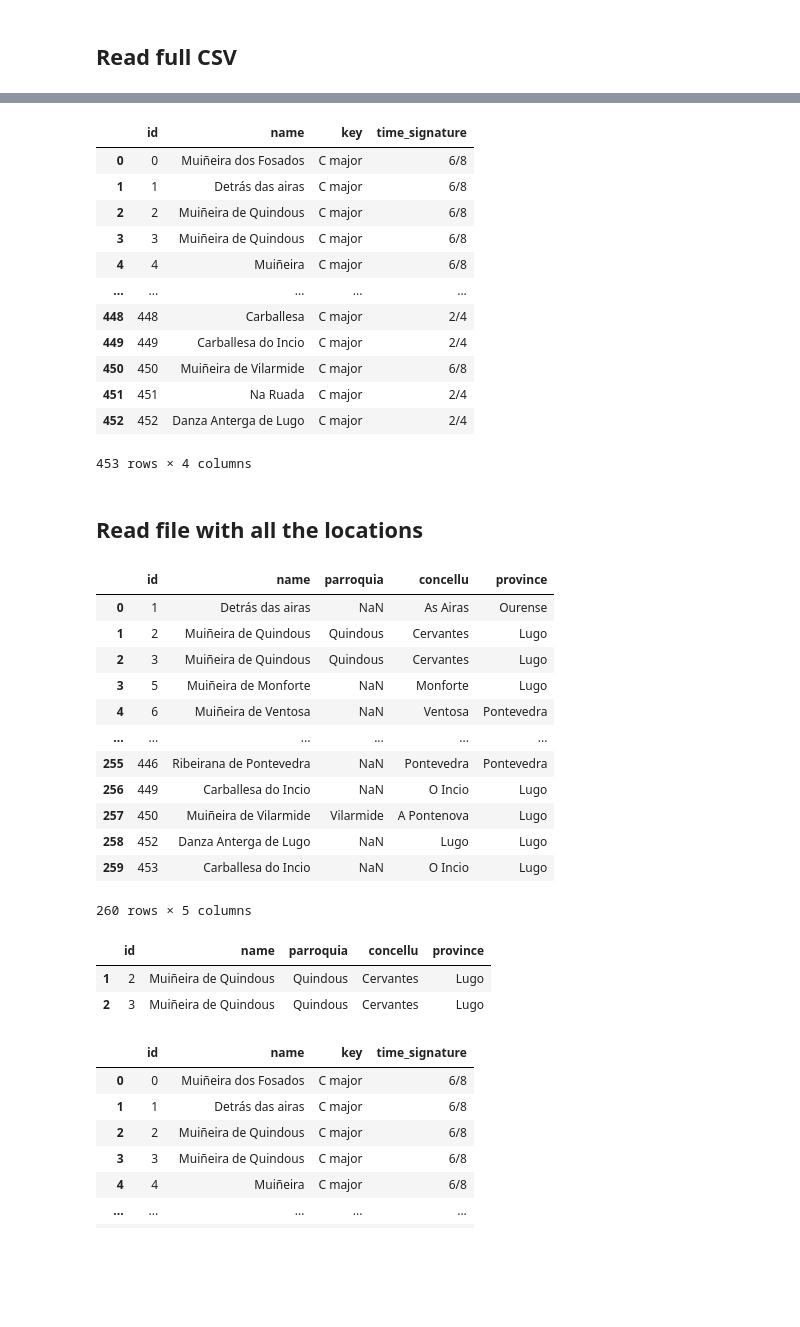
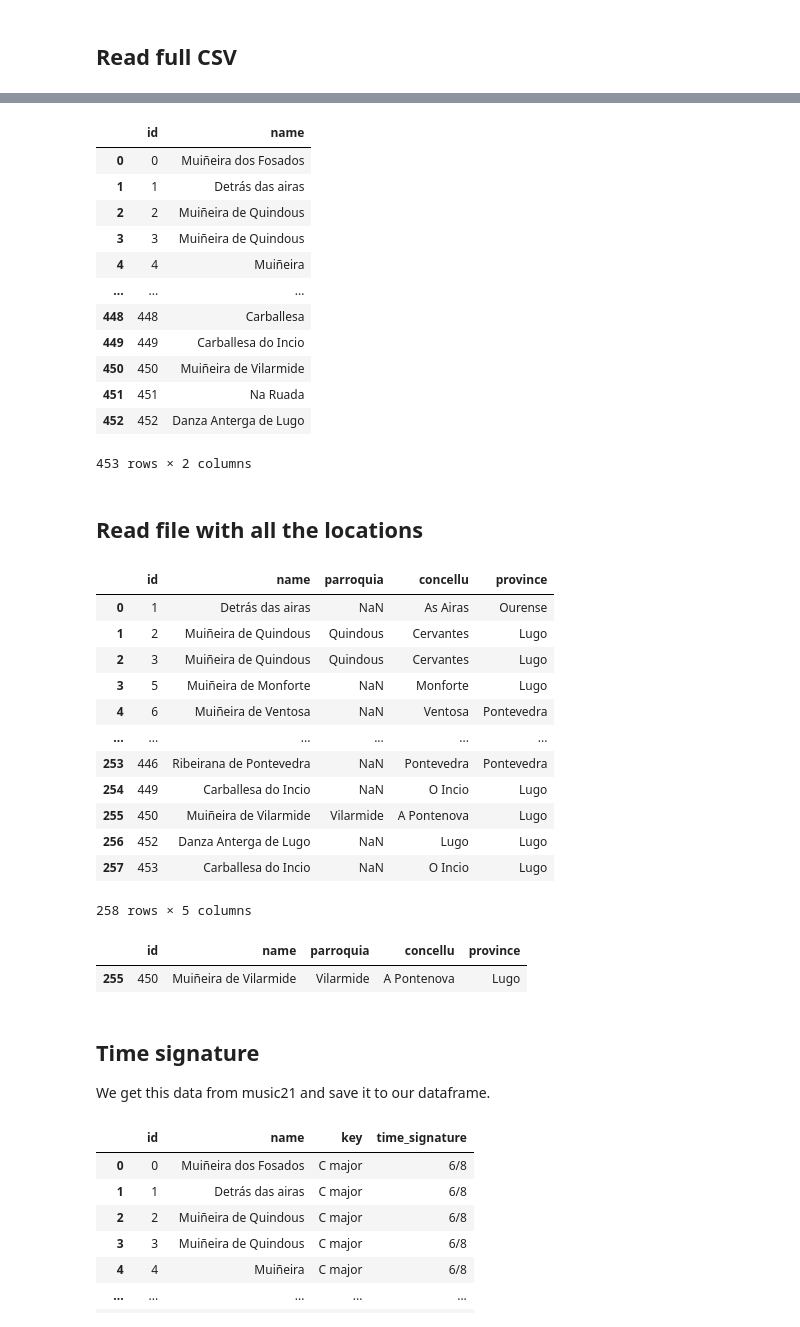
Before and after one commit to iferco/GMD-classification, a Jupyter notebook: testing/feature_extraction.ipynb, the cells around one changed output, grey strips where cells are left out. Saved outputs shown, nothing was run; the diff lists cells and outputs as text; code cells hidden in the pictures; blank space fills up the shorter version.

```diff
--- a/testing/example.ipynb
+++ b/testing/feature_extraction.ipynb
@@ -31,36 +32,34 @@ Note: you may need to restart the kernel to use updated packages.
 # %%
 
 #Read galician_musicxml_full.csv but is in father folder
-df = pd.read_csv('../galician_musicxml_full.csv',quotechar='"',skipinitialspace=True)
+df = pd.read_csv('../testing/galician_musicxml_full.csv',quotechar='"',skipinitialspace=True)
 
 #df = pd.read_csv('galician_musicxml_full.csv',quotechar='"',skipinitialspace=True)
-
-#drop first column
 #name first column id
 df = df.rename(columns={'Unnamed: 0': 'id'})
 #In this case we dont need the first column because index of row=name of musicxml file
 #have in mind that we do need it for the other csv files
 df
 # %% [output]
-|  | id | name | key | time_signature |
-| 0 | 0 | Muiñeira dos Fosados | C major | 6/8 |
-| 1 | 1 | Detrás das airas | C major | 6/8 |
-| 2 | 2 | Muiñeira de Quindous | C major | 6/8 |
-| 3 | 3 | Muiñeira de Quindous | C major | 6/8 |
-| 4 | 4 | Muiñeira | C major | 6/8 |
-| ... | ... | ... | ... | ... |
-| 448 | 448 | Carballesa | C major | 2/4 |
-| 449 | 449 | Carballesa do Incio | C major | 2/4 |
-| 450 | 450 | Muiñeira de Vilarmide | C major | 6/8 |
-| 451 | 451 | Na Ruada | C major | 2/4 |
-| 452 | 452 | Danza Anterga de Lugo | C major | 2/4 |
+|  | id | name |
+| 0 | 0 | Muiñeira dos Fosados |
+| 1 | 1 | Detrás das airas |
+| 2 | 2 | Muiñeira de Quindous |
+| 3 | 3 | Muiñeira de Quindous |
+| 4 | 4 | Muiñeira |
+| ... | ... | ... |
+| 448 | 448 | Carballesa |
+| 449 | 449 | Carballesa do Incio |
+| 450 | 450 | Muiñeira de Vilarmide |
+| 451 | 451 | Na Ruada |
+| 452 | 452 | Danza Anterga de Lugo |
-453 rows × 4 columns
+453 rows × 2 columns
 # %% [markdown]
 ## Read file with all the locations
 # %%
 
 #Read galician_musicxml_full.csv in father folder
-df_located = pd.read_csv('../galician_musicxml_located.csv',quotechar='"',skipinitialspace=True)
+df_located = pd.read_csv('../testing/galician_musicxml_located.csv',quotechar='"',skipinitialspace=True)
 #df_located = pd.read_csv('galician_musicxml_located.csv',quotechar='"',skipinitialspace=True)
 #Rename first column to id
 df_located = df_located.rename(columns={df_located.columns[0]: "id"})
@@ -76,20 +75,22 @@ df_located
 | 3 | 5 | Muiñeira de Monforte | NaN | Monforte | Lugo |
 | 4 | 6 | Muiñeira de Ventosa | NaN | Ventosa | Pontevedra |
 | ... | ... | ... | ... | ... | ... |
-| 255 | 446 | Ribeirana de Pontevedra | NaN | Pontevedra | Pontevedra |
-| 256 | 449 | Carballesa do Incio | NaN | O Incio | Lugo |
-| 257 | 450 | Muiñeira de Vilarmide | Vilarmide | A Pontenova | Lugo |
-| 258 | 452 | Danza Anterga de Lugo | NaN | Lugo | Lugo |
-| 259 | 453 | Carballesa do Incio | NaN | O Incio | Lugo |
+| 253 | 446 | Ribeirana de Pontevedra | NaN | Pontevedra | Pontevedra |
+| 254 | 449 | Carballesa do Incio | NaN | O Incio | Lugo |
+| 255 | 450 | Muiñeira de Vilarmide | Vilarmide | A Pontenova | Lugo |
+| 256 | 452 | Danza Anterga de Lugo | NaN | Lugo | Lugo |
+| 257 | 453 | Carballesa do Incio | NaN | O Incio | Lugo |
-260 rows × 5 columns
+258 rows × 5 columns
 # %%
-#Example, let's say we want to load a Muiñeira de Quindous
+#Example, let's say we want to load the Muiñeira de Vilarmide
 #Show all the rows where the id is equal to "Muiñeira de Quindous"
-df_located.loc[df_located['name'] == 'Muiñeira de Quindous']
+df_located.loc[df_located['name'] == 'Muiñeira de Vilarmide']
 # %% [output]
 |  | id | name | parroquia | concellu | province |
-| 1 | 2 | Muiñeira de Quindous | Quindous | Cervantes | Lugo |
-| 2 | 3 | Muiñeira de Quindous | Quindous | Cervantes | Lugo |
+| 255 | 450 | Muiñeira de Vilarmide | Vilarmide | A Pontenova | Lugo |
+# %% [markdown]
+## Time signature
+We get this data from music21 and save it to our dataframe.
 # %%
 def load_musicxml(index):
     """
```
Also changed, not shown: parts of 17 cells of this notebook, 11 other files.
